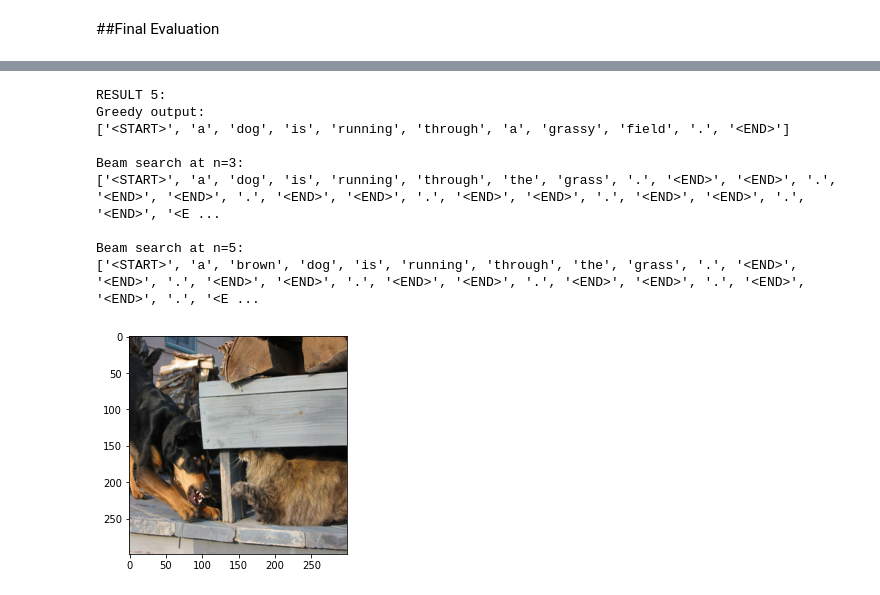
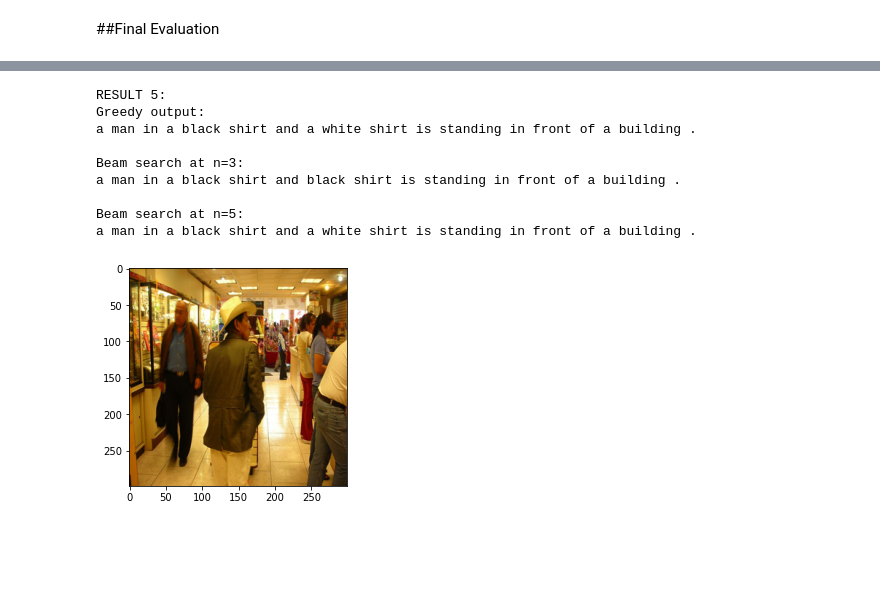
Before and after one commit to SeanHarris99/image_captioning, a Jupyter notebook: image_captioning.ipynb, the cells around one changed output, grey strips where cells are left out. Drawn from its saved outputs; the diff is of its cells as text; code cells hidden in the pictures; blank space fills up the shorter version.

Commit message:
Cleaning, new README

```diff
--- a/image_captioning (2).ipynb
+++ b/image_captioning.ipynb
@@ -334,4 +340,4 @@ ________________________________________________________________________________
 # %%
-enc_train = np.load("gdrive/My Drive/"+my_data_dir+"/outputs/encoded_images_train.npy")
-enc_dev = np.load("gdrive/My Drive/"+my_data_dir+"/outputs/encoded_images_dev.npy")
+enc_train = np.load(+DATA_ROOT+"/outputs/encoded_images_train.npy")
+enc_dev = np.load(DATA_ROOT+"/outputs/encoded_images_dev.npy")
 # %%
@@ -360,5 +377,5 @@ batch_size = 128
 generator = training_generator(batch_size)
 steps = len(train_list) * MAX_LEN // batch_size
 
-model.fit_generator(generator, steps_per_epoch=steps, verbose=True, epochs=20)
-model.save_weights("gdrive/My Drive/"+my_data_dir+"/outputs/model.h5")
+model.fit_generator(generator, steps_per_epoch=steps, verbose=True, epochs=5)
+#model.save_weights(DATA_ROOT+"/outputs/model.h5")
@@ -365,5 +394,5 @@ model.save_weights("gdrive/My Drive/"+my_data_dir+"/outputs/model.h5")
 # %%
-model.save_weights("gdrive/My Drive/"+my_data_dir+"/outputs/model.h5")
+model.load_weights(DATA_ROOT+"/outputs/model.h5")
 # %%
 def img_decoder(enc_image):
   i = 1
@@ -447,6 +476,11 @@ def beam_decoder(n, image_enc):
 
 
   return output
+# %%
+def clean(input):
+    a = input[1:]
+    a = a[0:a.index('<END>')]
+    return a
 # %% [markdown]
 ##Final Evaluation
 # %%
@@ -480,28 +598,28 @@ Beam search at n=5:
 # %%
-n = 899
+n = 768
 g = img_decoder(enc_dev[n])
 b3 = beam_decoder(3, enc_dev[n])
 b5 = beam_decoder(5, enc_dev[n])
 plt.imshow(get_image(dev_list[n]))
 print()
 print("RESULT 5:")
 print('Greedy output:')
-print(g)
+print(' '.join(clean(g)))
 print()
 print('Beam search at n=3:')
-print(b3)
+print(' '.join(clean(b3)))
 print()
 print('Beam search at n=5:')
-print(b5)
+print(' '.join(clean(b5)))
 print()
 # %% [output]
 RESULT 5:
 Greedy output:
-['<START>', 'a', 'dog', 'is', 'running', 'through', 'a', 'grassy', 'field', '.', '<END>']
+a man in a black shirt and a white shirt is standing in front of a building .
 
 Beam search at n=3:
-['<START>', 'a', 'dog', 'is', 'running', 'through', 'the', 'grass', '.', '<END>', '<END>', '.', '<END>', '<END>', '.', '<END>', '<END>', '.', '<END>', '<END>', '.', '<END>', '<END>', '.', '<END>', '<E ...
+a man in a black shirt and black shirt is standing in front of a building .
 
 Beam search at n=5:
-['<START>', 'a', 'brown', 'dog', 'is', 'running', 'through', 'the', 'grass', '.', '<END>', '<END>', '.', '<END>', '<END>', '.', '<END>', '<END>', '.', '<END>', '<END>', '.', '<END>', '<END>', '.', '<E ...
+a man in a black shirt and a white shirt is standing in front of a building .
-[figure, old version]
+[figure, new version]
```
Also changed, not shown: parts of 17 cells of this notebook, 6 other files.
